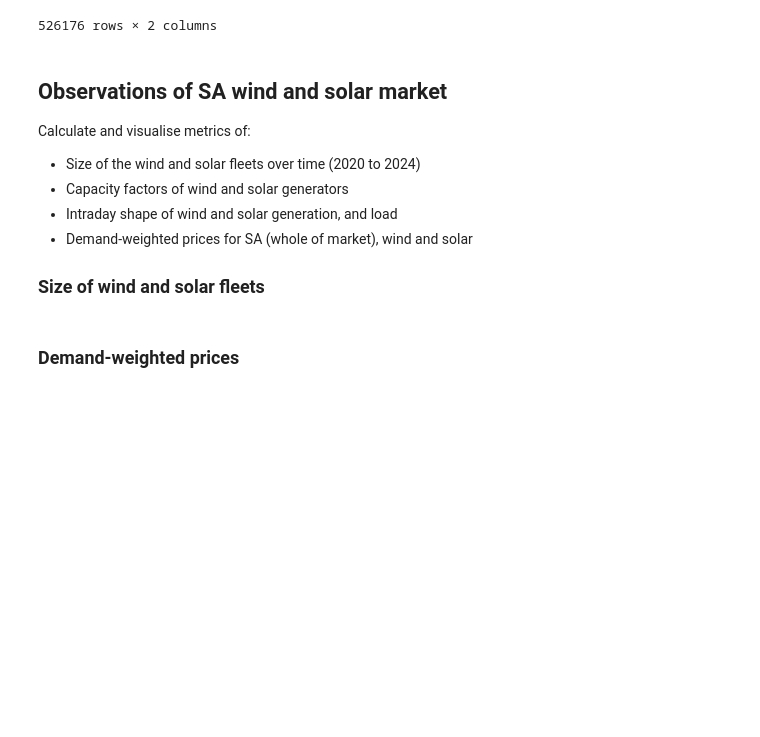
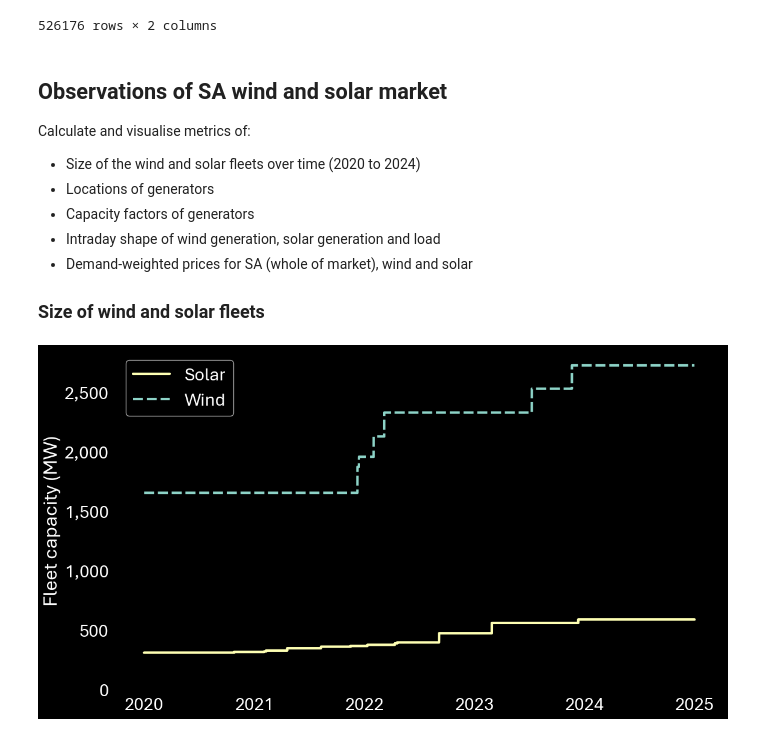
Before and after one commit to MarkusMannheim/contract_modelling, a Jupyter notebook: contract_modelling.ipynb, the cells around one changed output. Cells and saved outputs as stored; diff of their text form; code cells hidden in the pictures; blank space fills up the shorter version.

```diff
--- a/contract_modelling.ipynb
+++ b/contract_modelling.ipynb
@@ -61,7 +41,7 @@ if not os.path.exists(sa_duid_data_path):
     print("sa_duid_data_largefile.csv not found. Querying database ...")
 
     # Define DUIDs of interest
-    duid_list = gen_info.index
+    duid_list = sa_gen_info.index
 
     # Get generation and price data
     sa_duid_data = get_mms_data(
@@ -84,8 +64,8 @@ else:
 
 # Add name and technology
 print("Joining with gen info data ...")
-sa_duid_data["Technology"] = sa_duid_data["DUID"].map(lambda d: gen_info.at[d, "Technology"])
-sa_duid_data["Name"] = sa_duid_data["DUID"].map(lambda d: gen_info.at[d, "Name"])
+sa_duid_data["Technology"] = sa_duid_data["DUID"].map(lambda d: sa_gen_info.at[d, "Technology"])
+sa_duid_data["Name"] = sa_duid_data["DUID"].map(lambda d: sa_gen_info.at[d, "Name"])
 
 # Display market data
 print("Data loaded successfully.")
@@ -164,18 +144,46 @@ Data loaded successfully.
 
 Calculate and visualise metrics of:
 * Size of the wind and solar fleets over time (2020 to 2024)
-* Capacity factors of wind and solar generators
-* Intraday shape of wind and solar generation, and load
+* Locations of generators
+* Capacity factors of generators
+* Intraday shape of wind generation, solar generation and load
 * Demand-weighted prices for SA (whole of market), wind and solar
 
 ### Size of wind and solar fleets
-# %%
-# Identify changes in DUID capacity:
-for duid in gen_info.index:
-    name = gen_info.at[duid, "Name"]
-    duid_data = sa_duid_data[sa_duid_data["DUID"] == duid]
-    capacity_readings = len(duid_data["Maximum capacity"].unique())
-    if capacity_readings > 1:
-        print(f"{duid} ({name}) has {capacity_readings} values of maximum capacity:")
-# %% [markdown]
-### Demand-weighted prices
+# %%
+# Identify changes in DUID maximum capacity
+for duid in sa_gen_info.index:
+    name = sa_gen_info.at[duid, "Name"]
+    duid_data = sa_duid_data[sa_duid_data["DUID"] == duid]
+    capacity_readings = len(duid_data["Maximum capacity"].unique())
+    if capacity_readings > 1:
+        print(f"{duid} ({name}) has {capacity_readings} values of maximum capacity.")
+    if capacity_readings > 0:
+        sa_gen_info.at[duid, "Maximum capacity"] = duid_data.iloc[-1]["Maximum capacity"]
+
+# Plot fleet sizes over time
+fig, ax = plt.subplots(
+    figsize=(12, 6.75),
+    tight_layout=True)
+
+chart_data = sa_duid_data.pivot_table(
+    index="Interval",
+    columns="Technology",
+    values="Maximum capacity",
+    aggfunc="sum")
+sns.lineplot(
+    data=chart_data,
+    palette=["C1", "C0"],
+    linewidth=3)
+plt.xlabel(None)
+plt.ylabel("Fleet capacity (MW)")
+ax.yaxis.set_major_formatter(lambda x, p: f"{x:,.0f}")
+plt.ylim(0)
+plt.legend(title=None)
+for frame in ["top", "right", "bottom", "left"]:
+    ax.spines[frame].set_visible(False)
+plt.savefig(
+    os.path.join(charts_dir, "growth_of_sa_fleet.png"))
+plt.show()
+# %% [output]
+[figure, added]
```
Also changed, not shown: parts of 8 cells of this notebook, 7 other files.
